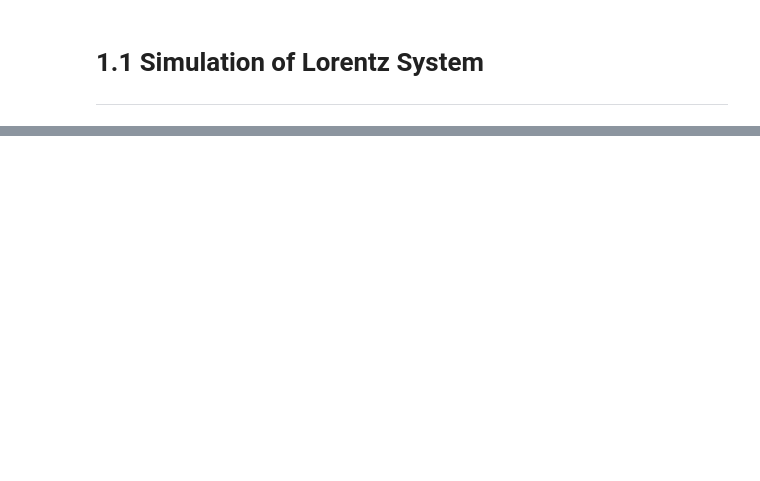
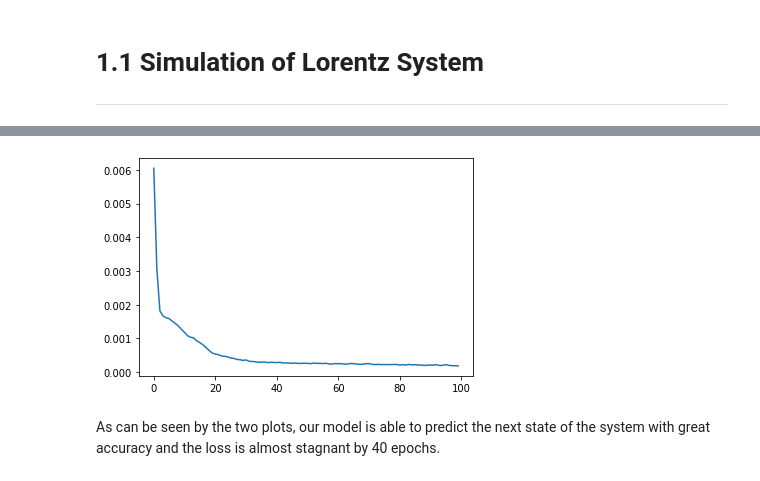
Before and after one commit to SheilKumar/DynamicSystemRNNs, a Jupyter notebook: DynamicSystems.ipynb, the cells around one changed output, grey strips where cells are left out. Drawn from its saved outputs; the diff is of its cells as text; code cells hidden in the pictures; blank space fills up the shorter version.

```diff
--- a/DynamicSystems.ipynb
+++ b/DynamicSystems.ipynb
@@ -52,0 +127,7 @@ plt.show()
+# %%
+plt.plot(history.history['loss'])
+plt.show()
+# %% [output]
+[figure, added]
+# %% [markdown]
+As can be seen by the two plots, our model is able to predict the next state of the system with great accuracy and the loss is almost stagnant by 40 epochs.
```
Also changed, not shown: parts of 12 cells of this notebook.
